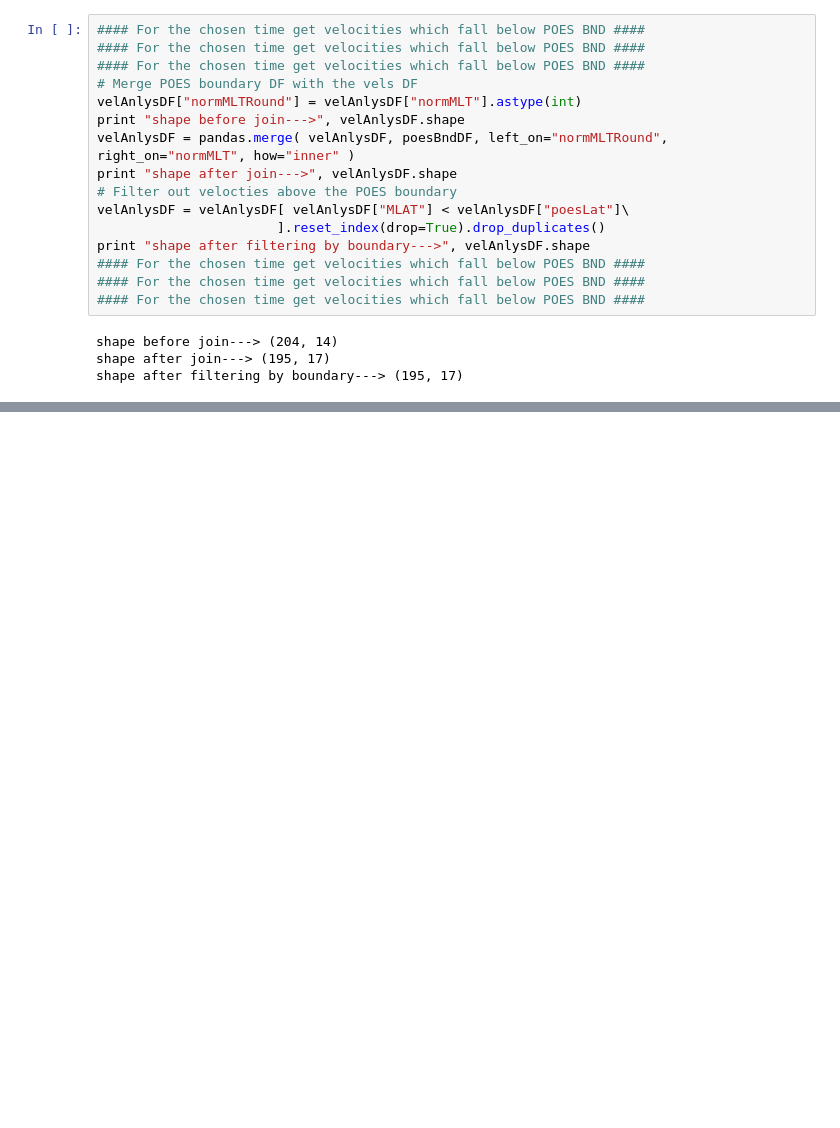
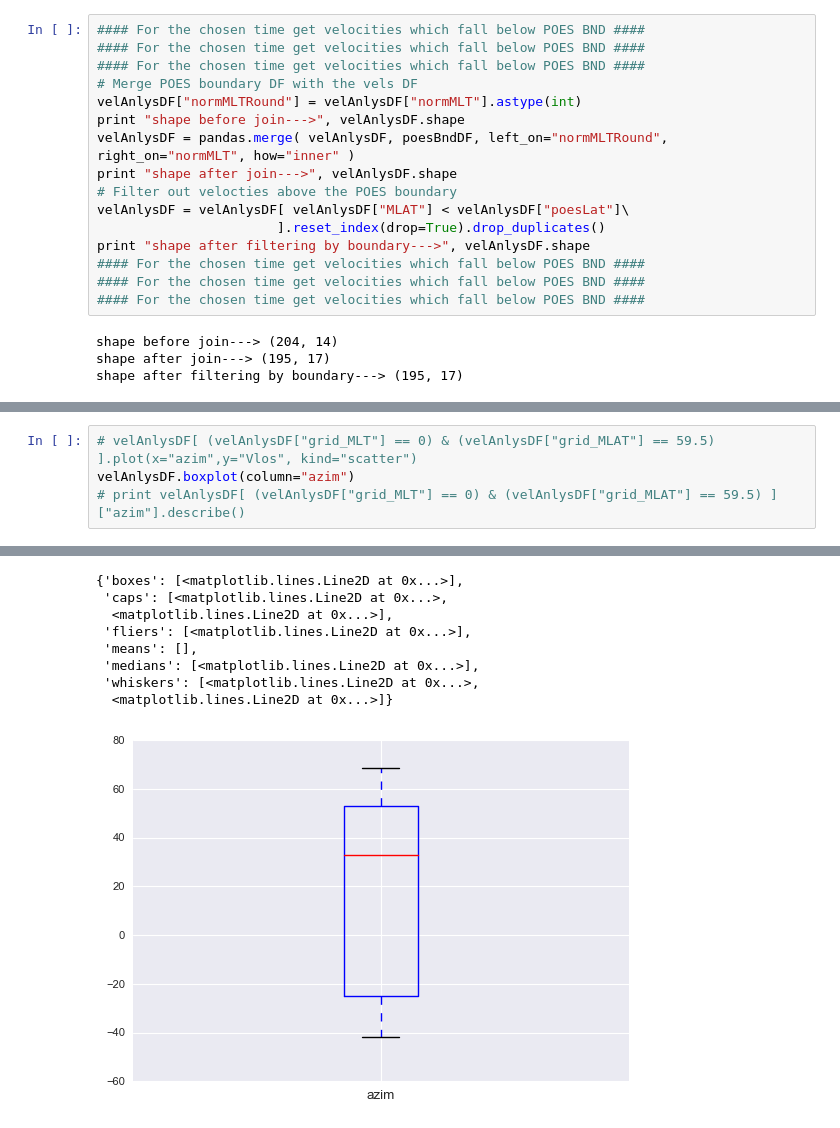
Before and after one commit to bharatreddy/vel-analys, a Jupyter notebook: ipy/saps_vels.ipynb, the cells around one changed output, grey strips where cells are left out. Drawn from its saved outputs; the diff is of its cells as text; blank space fills up the shorter version.

```diff
--- a/ipy/saps_vels.ipynb
+++ b/ipy/saps_vels.ipynb
@@ -162,0 +250,5 @@ velAnlysDF[ velAnlysDF["radCode"] == "cve" ].plot( x="azim", y="Vlos", kind="sca
+# %%
+# velAnlysDF[ (velAnlysDF["grid_MLT"] == 0) & (velAnlysDF["grid_MLAT"] == 59.5) ].plot(x="azim",y="Vlos", kind="scatter")
+velAnlysDF.boxplot(column="azim")
+# print velAnlysDF[ (velAnlysDF["grid_MLT"] == 0) & (velAnlysDF["grid_MLAT"] == 59.5) ]["azim"].describe()
+# %% [output]
@@ -162,0 +259,9 @@ velAnlysDF[ velAnlysDF["radCode"] == "cve" ].plot( x="azim", y="Vlos", kind="sca
+{'boxes': [<matplotlib.lines.Line2D at 0x...>],
+ 'caps': [<matplotlib.lines.Line2D at 0x...>,
+  <matplotlib.lines.Line2D at 0x...>],
+ 'fliers': [<matplotlib.lines.Line2D at 0x...>],
+ 'means': [],
+ 'medians': [<matplotlib.lines.Line2D at 0x...>],
+ 'whiskers': [<matplotlib.lines.Line2D at 0x...>,
+  <matplotlib.lines.Line2D at 0x...>]}
+[figure, added]
```
Also changed, not shown: parts of 9 cells of this notebook, 3 other files.
